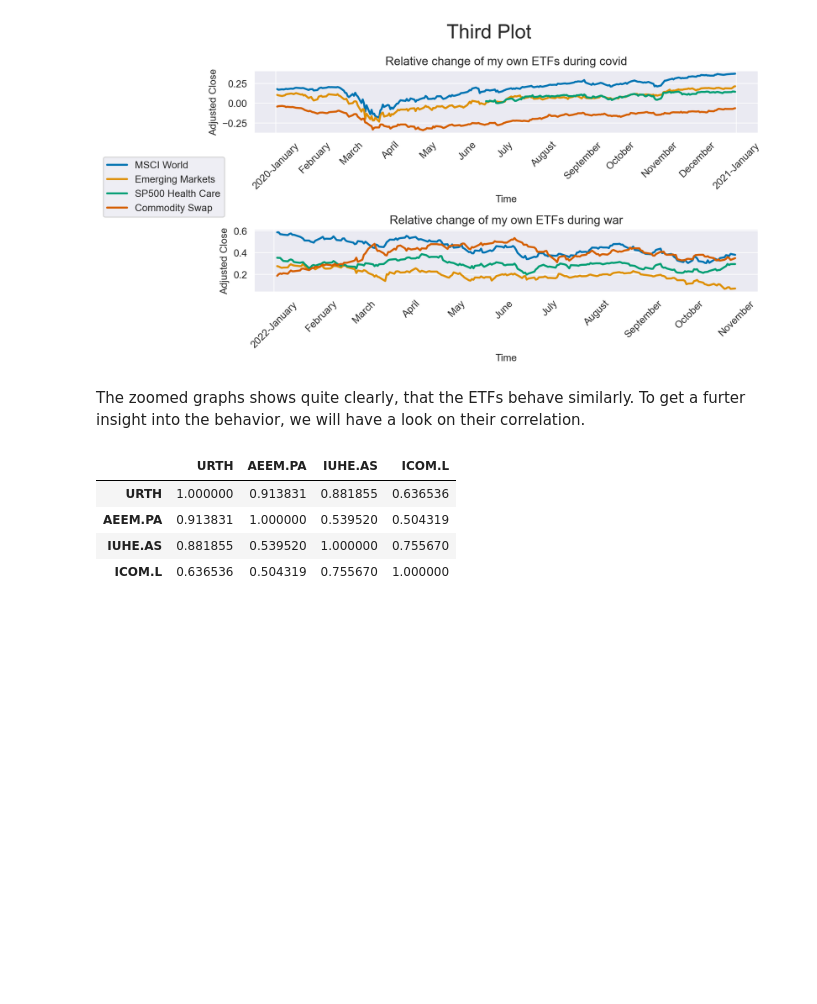
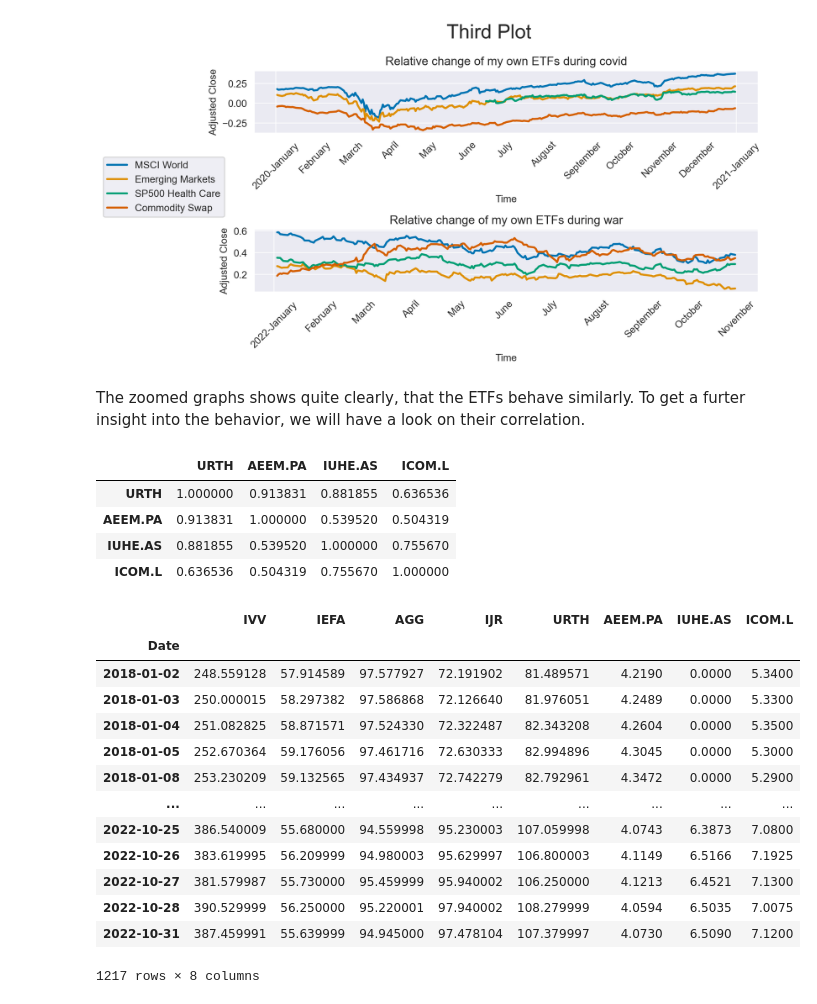
Before and after one commit to Ankru98/finengin, a Jupyter notebook: Code_Jupiter.ipynb, the cells around one changed output. Saved outputs shown, nothing was run; the diff lists cells and outputs as text; code cells hidden in the pictures; blank space fills up the shorter version.

```diff
--- a/Code_Jupiter.ipynb
+++ b/Code_Jupiter.ipynb
@@ -301,3 +301,23 @@ corr.style.background_gradient(cmap='coolwarm')
 | AEEM.PA | 0.913831 | 1.000000 | 0.539520 | 0.504319 |
 | IUHE.AS | 0.881855 | 0.539520 | 1.000000 | 0.755670 |
 | ICOM.L | 0.636536 | 0.504319 | 0.755670 | 1.000000 |
+# %%
+# to compare the changes of my own dataset with the changes of top iShares ETFs a merge is required
+all_data = data.merge(antons_data, on="Date")
+all_data = all_data.fillna(0)
+all_data
+# %% [output]
+|  | IVV | IEFA | AGG | IJR | URTH | AEEM.PA | IUHE.AS | ICOM.L |
+| Date |  |  |  |  |  |  |  |  |
+| 2018-01-02 | 248.559128 | 57.914589 | 97.577927 | 72.191902 | 81.489571 | 4.2190 | 0.0000 | 5.3400 |
+| 2018-01-03 | 250.000015 | 58.297382 | 97.586868 | 72.126640 | 81.976051 | 4.2489 | 0.0000 | 5.3300 |
+| 2018-01-04 | 251.082825 | 58.871571 | 97.524330 | 72.322487 | 82.343208 | 4.2604 | 0.0000 | 5.3500 |
+| 2018-01-05 | 252.670364 | 59.176056 | 97.461716 | 72.630333 | 82.994896 | 4.3045 | 0.0000 | 5.3000 |
+| 2018-01-08 | 253.230209 | 59.132565 | 97.434937 | 72.742279 | 82.792961 | 4.3472 | 0.0000 | 5.2900 |
+| ... | ... | ... | ... | ... | ... | ... | ... | ... |
+| 2022-10-25 | 386.540009 | 55.680000 | 94.559998 | 95.230003 | 107.059998 | 4.0743 | 6.3873 | 7.0800 |
+| 2022-10-26 | 383.619995 | 56.209999 | 94.980003 | 95.629997 | 106.800003 | 4.1149 | 6.5166 | 7.1925 |
+| 2022-10-27 | 381.579987 | 55.730000 | 95.459999 | 95.940002 | 106.250000 | 4.1213 | 6.4521 | 7.1300 |
+| 2022-10-28 | 390.529999 | 56.250000 | 95.220001 | 97.940002 | 108.279999 | 4.0594 | 6.5035 | 7.0075 |
+| 2022-10-31 | 387.459991 | 55.639999 | 94.945000 | 97.478104 | 107.379997 | 4.0730 | 6.5090 | 7.1200 |
+1217 rows × 8 columns
```
Also changed, not shown: parts of 2 cells of this notebook.
